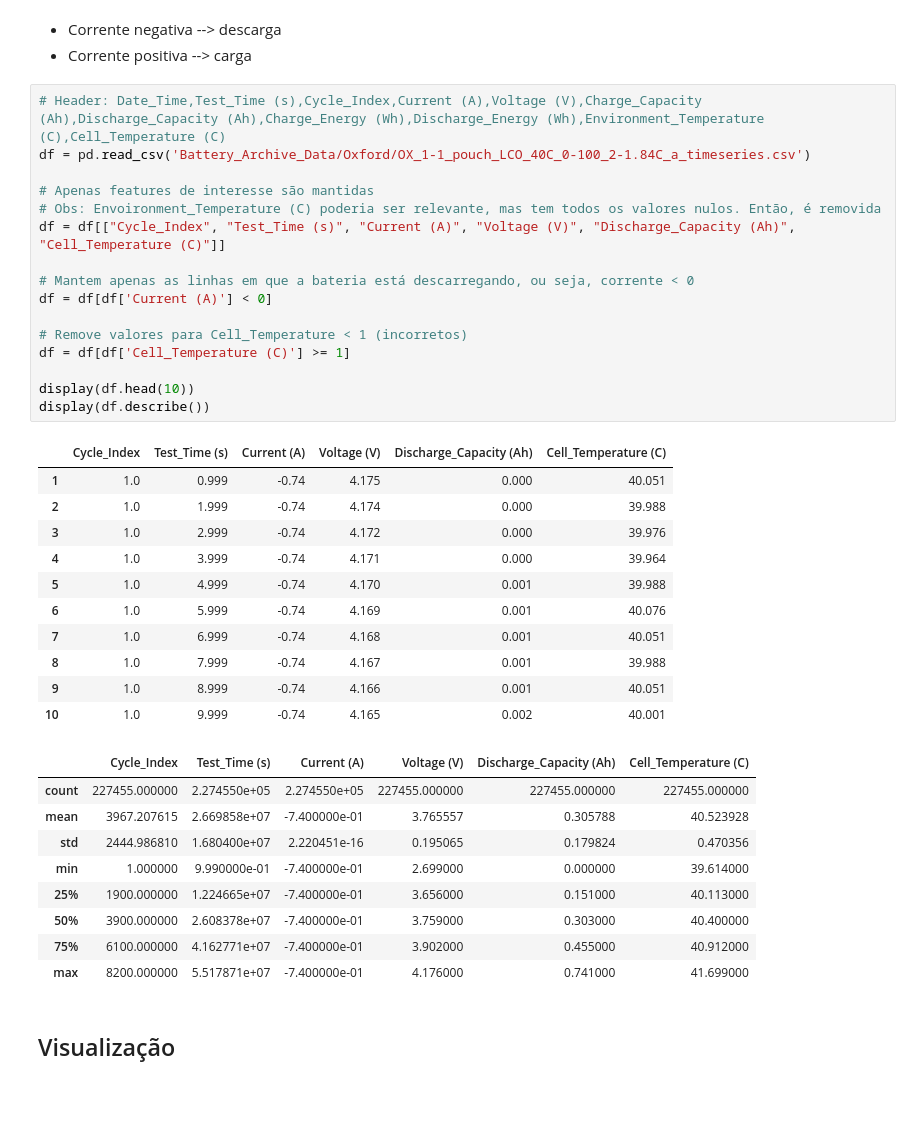
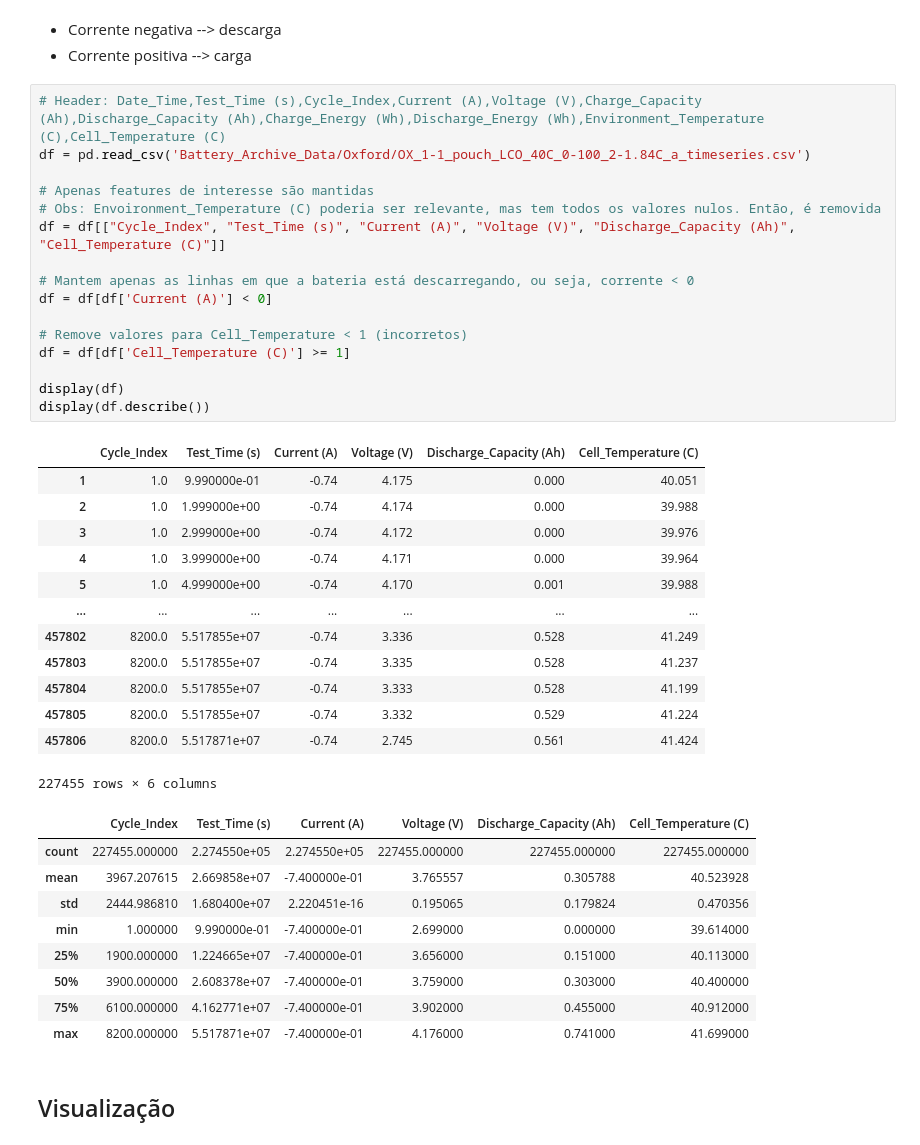
Before and after one commit to Davi-SB/Battery-Analysis, a Jupyter notebook: SOH_vs_Temperature.ipynb, the cells around one changed output. Cells and saved outputs as stored; diff of their text form; blank space fills up the shorter version.

```diff
--- a/SOH_vs_Temperature.ipynb
+++ b/SOH_vs_Temperature.ipynb
@@ -30,31 +18,33 @@ from IPython.display import display
 # %%
 # Header: Date_Time,Test_Time (s),Cycle_Index,Current (A),Voltage (V),Charge_Capacity (Ah),Discharge_Capacity (Ah),Charge_Energy (Wh),Discharge_Energy (Wh),Environment_Temperature (C),Cell_Temperature (C)
 df = pd.read_csv('Battery_Archive_Data/Oxford/OX_1-1_pouch_LCO_40C_0-100_2-1.84C_a_timeseries.csv')
 
 # Apenas features de interesse são mantidas
 # Obs: Envoironment_Temperature (C) poderia ser relevante, mas tem todos os valores nulos. Então, é removida
 df = df[["Cycle_Index", "Test_Time (s)", "Current (A)", "Voltage (V)", "Discharge_Capacity (Ah)", "Cell_Temperature (C)"]]
 
 # Mantem apenas as linhas em que a bateria está descarregando, ou seja, corrente < 0
 df = df[df['Current (A)'] < 0]
 
 # Remove valores para Cell_Temperature < 1 (incorretos)
 df = df[df['Cell_Temperature (C)'] >= 1]
 
-display(df.head(10))
+display(df)
 display(df.describe())
 # %% [output]
 |  | Cycle_Index | Test_Time (s) | Current (A) | Voltage (V) | Discharge_Capacity (Ah) | Cell_Temperature (C) |
-| 1 | 1.0 | 0.999 | -0.74 | 4.175 | 0.000 | 40.051 |
-| 2 | 1.0 | 1.999 | -0.74 | 4.174 | 0.000 | 39.988 |
-| 3 | 1.0 | 2.999 | -0.74 | 4.172 | 0.000 | 39.976 |
-| 4 | 1.0 | 3.999 | -0.74 | 4.171 | 0.000 | 39.964 |
-| 5 | 1.0 | 4.999 | -0.74 | 4.170 | 0.001 | 39.988 |
-| 6 | 1.0 | 5.999 | -0.74 | 4.169 | 0.001 | 40.076 |
-| 7 | 1.0 | 6.999 | -0.74 | 4.168 | 0.001 | 40.051 |
-| 8 | 1.0 | 7.999 | -0.74 | 4.167 | 0.001 | 39.988 |
-| 9 | 1.0 | 8.999 | -0.74 | 4.166 | 0.001 | 40.051 |
-| 10 | 1.0 | 9.999 | -0.74 | 4.165 | 0.002 | 40.001 |
+| 1 | 1.0 | 9.990000e-01 | -0.74 | 4.175 | 0.000 | 40.051 |
+| 2 | 1.0 | 1.999000e+00 | -0.74 | 4.174 | 0.000 | 39.988 |
+| 3 | 1.0 | 2.999000e+00 | -0.74 | 4.172 | 0.000 | 39.976 |
+| 4 | 1.0 | 3.999000e+00 | -0.74 | 4.171 | 0.000 | 39.964 |
+| 5 | 1.0 | 4.999000e+00 | -0.74 | 4.170 | 0.001 | 39.988 |
+| ... | ... | ... | ... | ... | ... | ... |
+| 457802 | 8200.0 | 5.517855e+07 | -0.74 | 3.336 | 0.528 | 41.249 |
+| 457803 | 8200.0 | 5.517855e+07 | -0.74 | 3.335 | 0.528 | 41.237 |
+| 457804 | 8200.0 | 5.517855e+07 | -0.74 | 3.333 | 0.528 | 41.199 |
+| 457805 | 8200.0 | 5.517855e+07 | -0.74 | 3.332 | 0.529 | 41.224 |
+| 457806 | 8200.0 | 5.517871e+07 | -0.74 | 2.745 | 0.561 | 41.424 |
+227455 rows × 6 columns
 |  | Cycle_Index | Test_Time (s) | Current (A) | Voltage (V) | Discharge_Capacity (Ah) | Cell_Temperature (C) |
 | count | 227455.000000 | 2.274550e+05 | 2.274550e+05 | 227455.000000 | 227455.000000 | 227455.000000 |
 | mean | 3967.207615 | 2.669858e+07 | -7.400000e-01 | 3.765557 | 0.305788 | 40.523928 |
```
Also changed, not shown: parts of 8 cells of this notebook.
